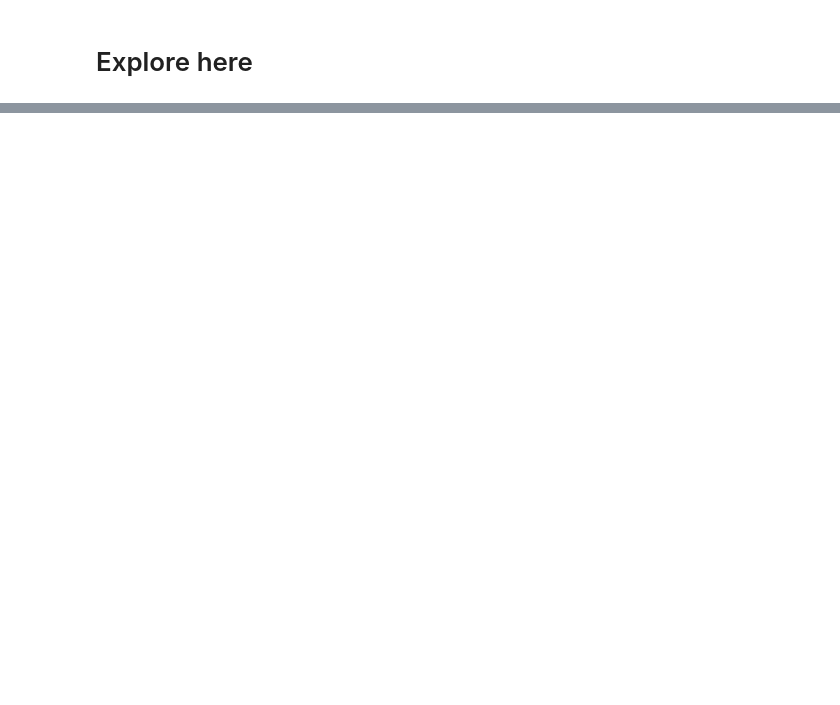
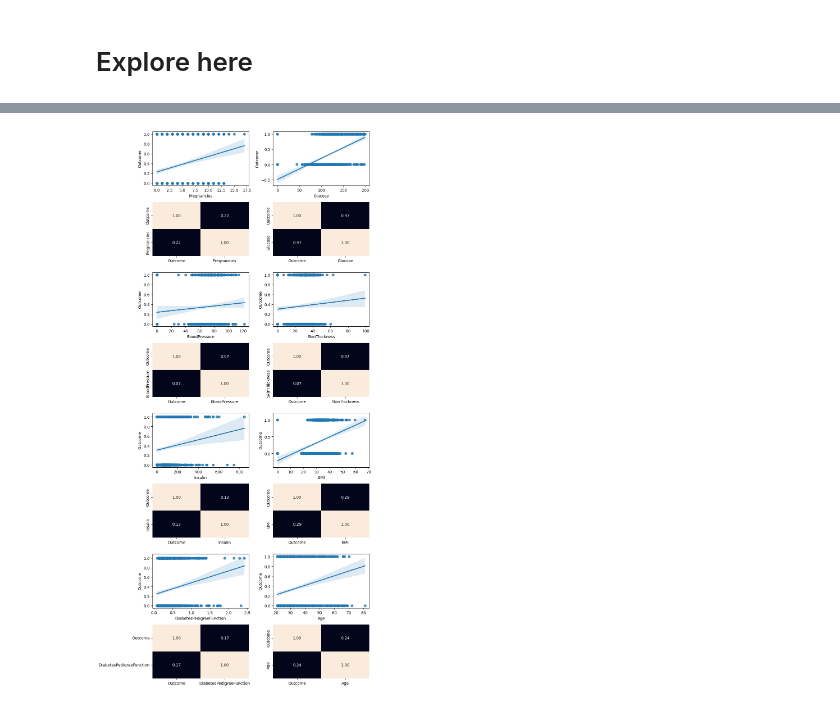
Before and after one commit to LuisCamachoRivero/arboles_de_desicion, a Jupyter notebook: src/explore.ipynb, the cells around one changed output, grey strips where cells are left out. Drawn from its saved outputs; the diff is of its cells as text; code cells hidden in the pictures; blank space fills up the shorter version.

```diff
--- a/src/explore.ipynb
+++ b/src/explore.ipynb
@@ -126,0 +90,46 @@ dump(best_model,open('Desicion_Tree_Classifier_gini_md_5_mss_3_42.sav','wb'))
+# %%
+# Analisis Multivariante
+    # Numerico - Numerico
+
+def plot_numerical_vs_target(df, target_var):
+    # Verificar que el DataFrame contiene solo variables numéricas
+    if not all(df.dtypes.apply(lambda x: pd.api.types.is_numeric_dtype(x))):
+        raise ValueError("El DataFrame debe contener solo variables numéricas.")
+
+    # Verificar que la variable objetivo está en el DataFrame
+    if target_var not in df.columns:
+        raise ValueError(f"La variable objetivo '{target_var}' no se encuentra en el DataFrame.")
+
+    # Obtener las variables numéricas excepto la variable objetivo
+    num_vars = df.select_dtypes(include='number').columns
+    num_vars = num_vars[num_vars != target_var]  # Excluir la variable objetivo
+
+    # Calcular el número de filas necesarias para el subplot
+    n_vars = len(num_vars)
+    n_rows = (n_vars + 1) // 2  # Redondear hacia arriba para obtener suficientes filas
+
+    # Crear la figura y los ejes
+    fig, axis = plt.subplots(n_rows * 2, 2, figsize=(10, n_rows * 5))
+
+    # Iterar sobre cada variable numérica y crear gráficos
+    for i, var in enumerate(num_vars):
+        row = i // 2 * 2  # Fila para regplot
+        col = i % 2  # Columna para regplot
+
+        # Graficar regplots
+        sns.regplot(ax=axis[row, col], data=df, x=var, y=target_var)
+        # Graficar heatmap
+        sns.heatmap(df[[target_var, var]].corr(), annot=True, fmt='.2f', ax=axis[row + 1, col], cbar=False)
+
+    # Eliminar ejes vacíos si hay un número impar de variables
+    if n_vars % 2 != 0:
+        fig.delaxes(axis[n_rows * 2 - 1, 1])
+
+    # Ajustar el layout para evitar solapamiento
+    plt.tight_layout()
+    plt.show()
+
+
+plot_numerical_vs_target(df, 'Outcome')
+# %% [output]
+[figure, added]
```
Also changed, not shown: parts of 55 cells of this notebook, 2 other files.
